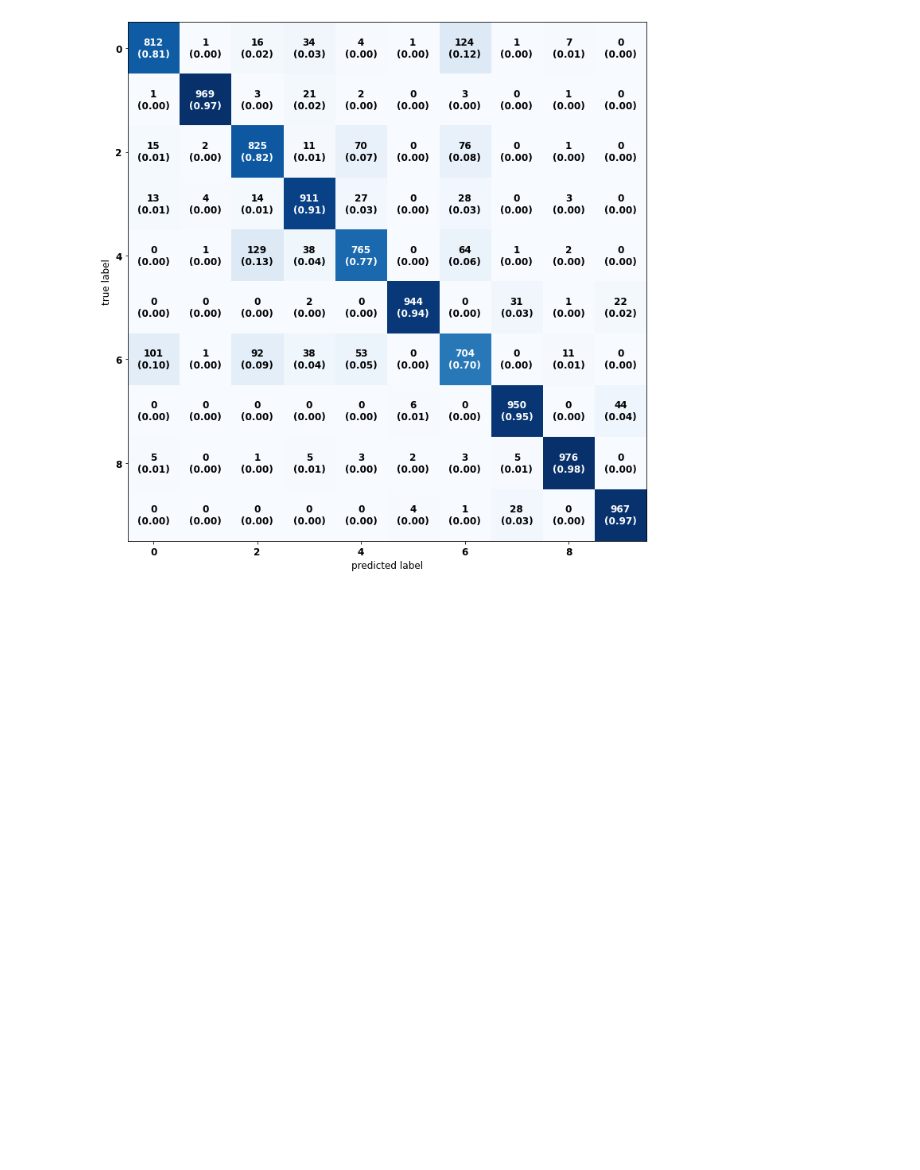
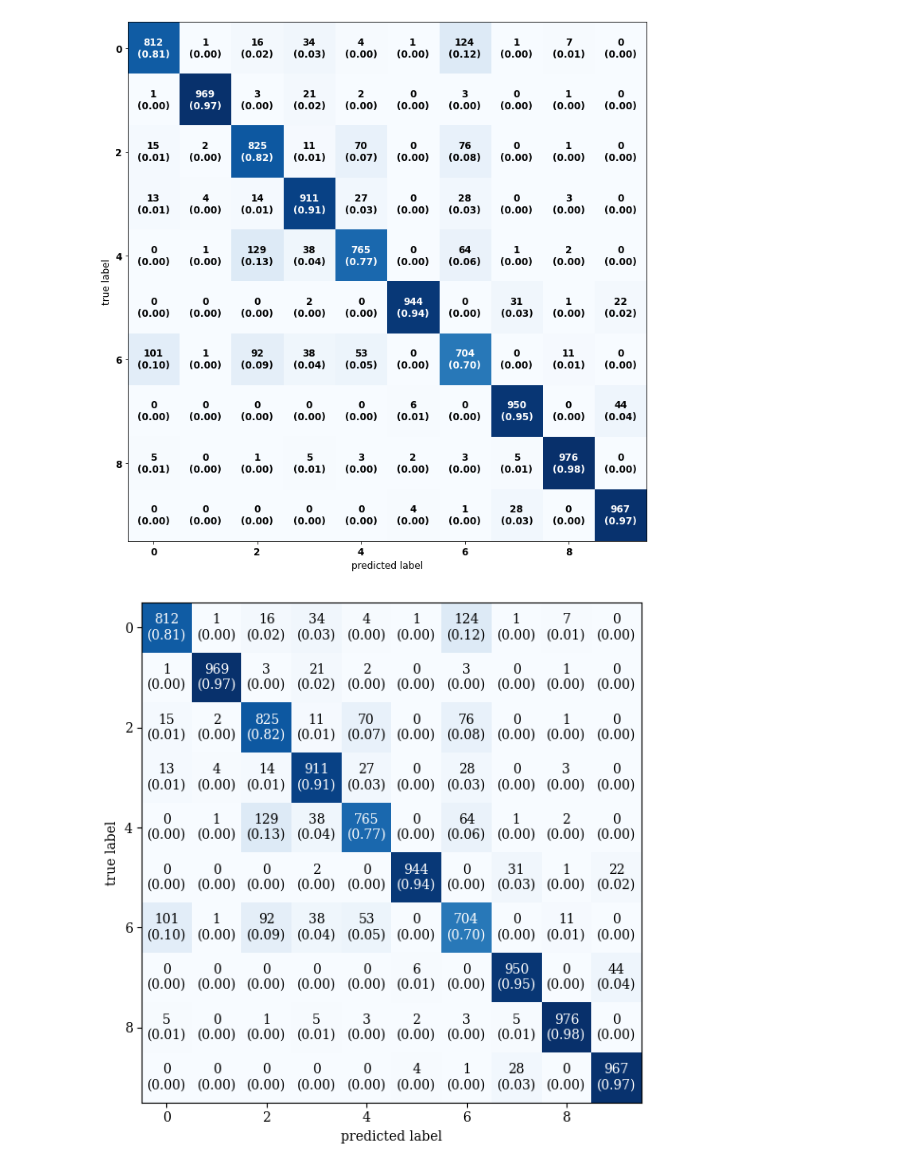
Before and after one commit to krish1986/ML-models, a Jupyter notebook: ML Models/Fashion_MNIST_dataset_classification.ipynb, the cells around one changed output. Drawn from its saved outputs; the diff is of its cells as text; code cells hidden in the pictures; blank space fills up the shorter version.

Commit message:
Updated confusion matrix

```diff
--- a/ML Models/Fashion_MNIST_dataset_classification.ipynb
+++ b/ML Models/Fashion_MNIST_dataset_classification.ipynb
@@ -215,3 +215,10 @@ plot_confusion_matrix(conf_mat=mat,figsize=(12,12),show_normed=True) #show norme
 findfont: Font family ['Times New Roman'] not found. Falling back to DejaVu Sans.
 findfont: Font family ['Times New Roman'] not found. Falling back to DejaVu Sans.
 [figure]
+# %%
+plt.rcParams.update(plt.rcParamsDefault)
+plt.rc('font',family='Serif')
+plot_confusion_matrix(conf_mat=mat,figsize=(6,6),show_normed=True)
+plt.tight_layout()
+# %% [output]
+[figure, added]
```
